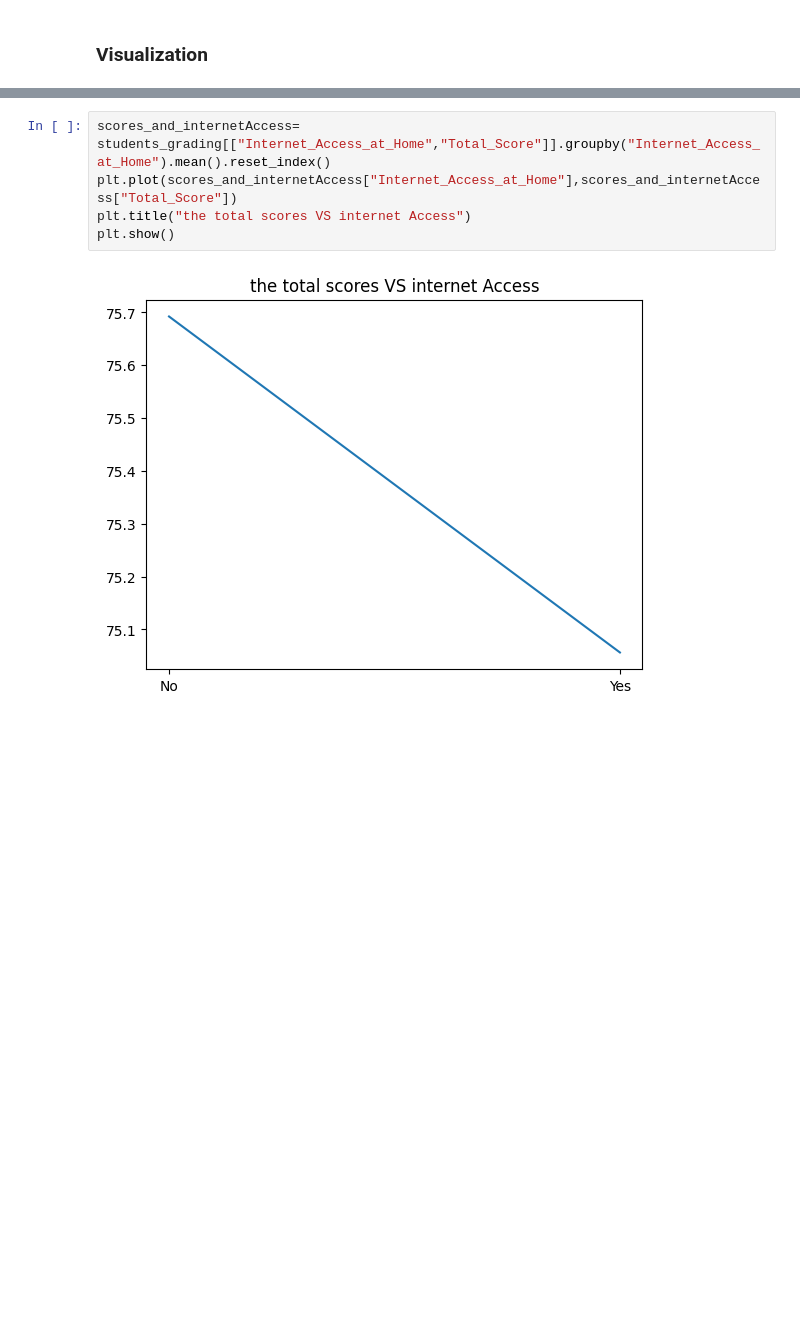
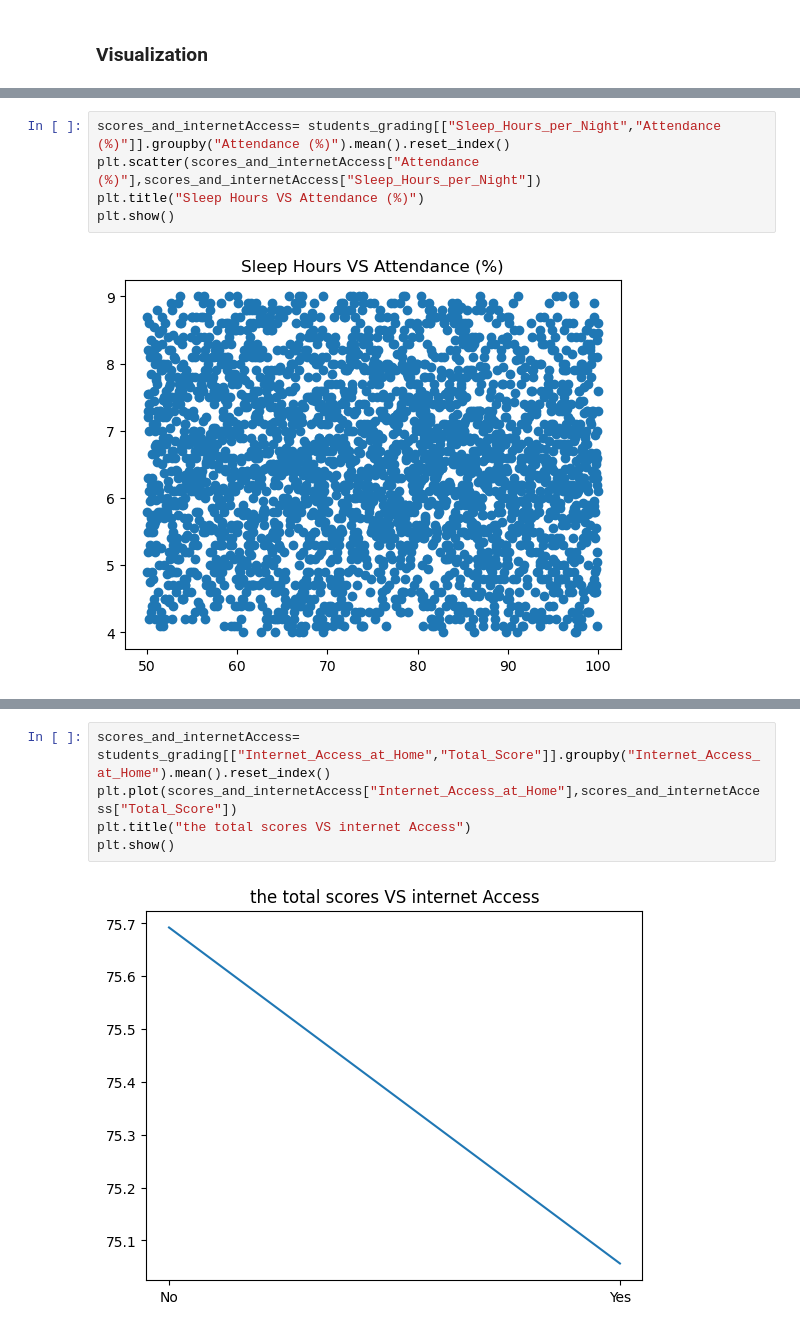
Before and after one commit to YaraHisham61/ML-project, a Jupyter notebook: ml-project.ipynb, the cells around one changed output, grey strips where cells are left out. Saved outputs shown, nothing was run; the diff lists cells and outputs as text; blank space fills up the shorter version.

```diff
--- a/ml-project.ipynb
+++ b/ml-project.ipynb
@@ -73,3 +127,10 @@ NameError: name 'df' is not defined
+# %%
+scores_and_internetAccess= students_grading[["Sleep_Hours_per_Night","Attendance (%)"]].groupby("Attendance (%)").mean().reset_index()
+plt.scatter(scores_and_internetAccess["Attendance (%)"],scores_and_internetAccess["Sleep_Hours_per_Night"])
+plt.title("Sleep Hours VS Attendance (%)")
+plt.show()
+# %% [output]
+[figure, added]
 # %%
 plt.hist(students_grading["Parent_Education_Level"],edgecolor='black')
 plt.title("parent education level distribution ")
```
Also changed, not shown: parts of 15 cells of this notebook.
